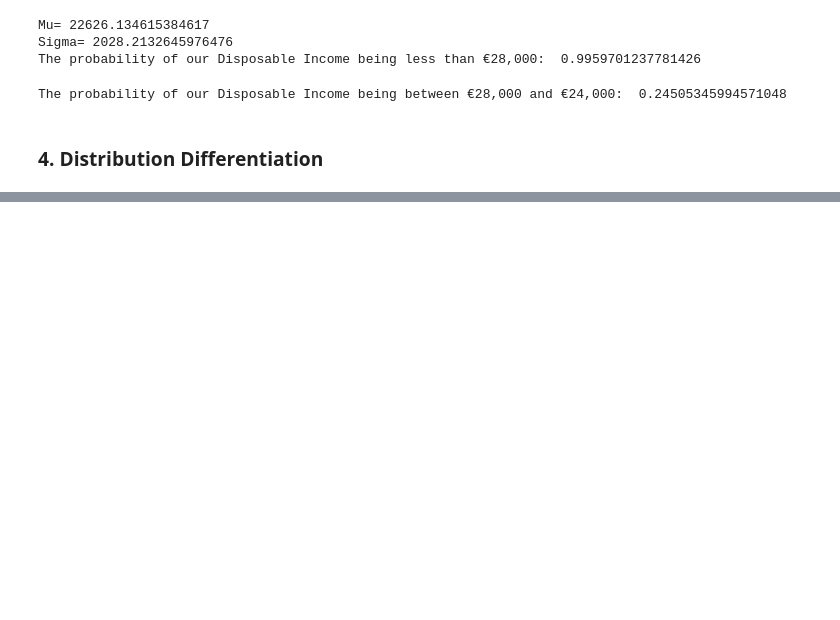
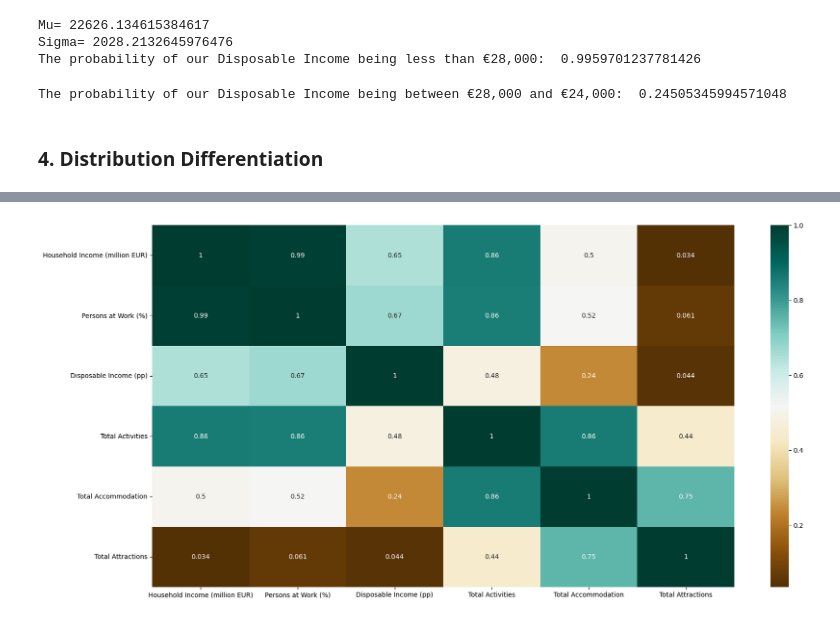
Before and after one commit to sbs22014/CA1_TourismIreland_MscDA, a Jupyter notebook: Data Clean and Merge for Project - 1.ipynb, the cells around one changed output, grey strips where cells are left out. Drawn from its saved outputs; the diff is of its cells as text; code cells hidden in the pictures; blank space fills up the shorter version.

```diff
--- a/Data Clean and Merge for Project - 1.ipynb
+++ b/Data Clean and Merge for Project - 1.ipynb
@@ -1149,0 +1288,11 @@ The probability of our Disposable Income being between €28,000 and €24,000:
+# %%
+# Drop object feature columns so we can create a correlation heatmap
+
+numerical_df = df.select_dtypes(include=['int64', 'float64'])
+
+plt.figure(figsize=(20,10))
+c = numerical_df.corr()
+sns.heatmap(c, cmap="BrBG", annot=True)
+plt.show()
+# %% [output]
+[figure, added]
```
Also changed, not shown: parts of 35 cells of this notebook, 1 other file.
